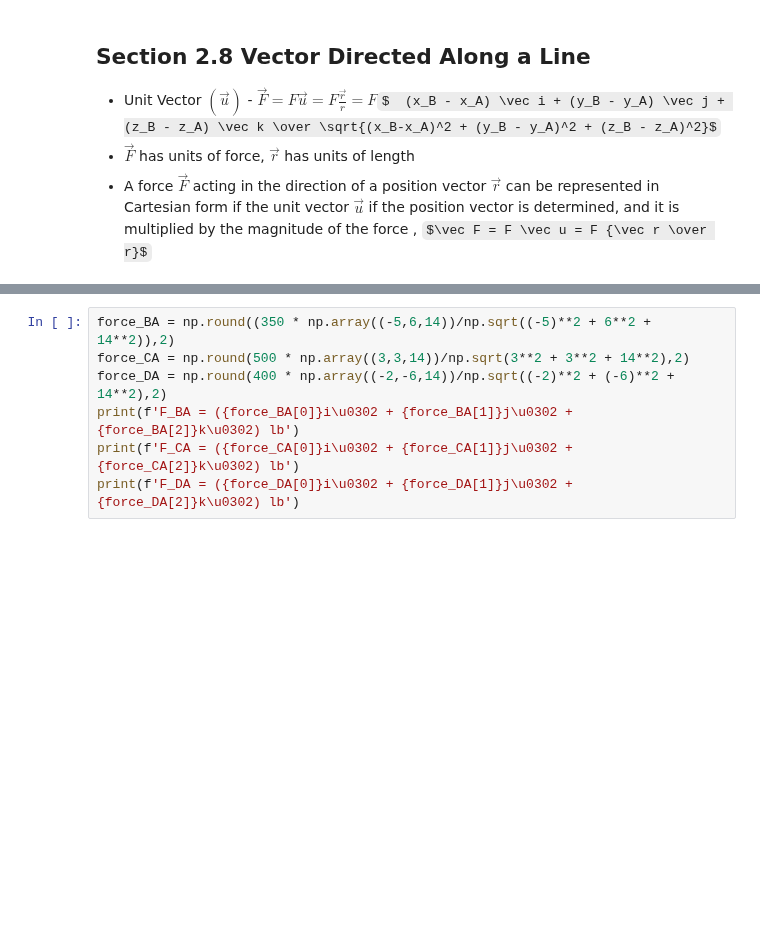
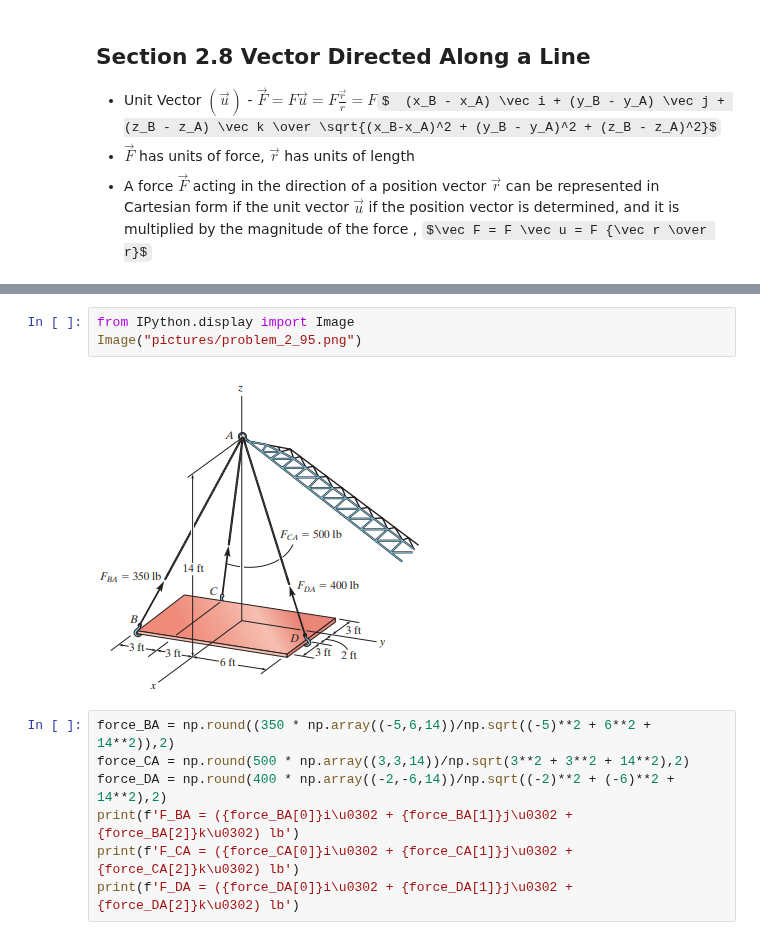
Before and after one commit to michaelhotchkiss/Statics, a Jupyter notebook: Chapter 2 - Force Vectors.ipynb, the cells around one changed output, grey strips where cells are left out. Saved outputs shown, nothing was run; the diff lists cells and outputs as text; some formulas as TeX source; blank space fills up the shorter version.

```diff
--- a/Chapter 2 - Force Vectors.ipynb
+++ b/Chapter 2 - Force Vectors.ipynb
@@ -199,3 +208,8 @@ vector.
+# %%
+from IPython.display import Image
+Image("pictures/problem_2_95.png")
+# %% [output]
+[figure, added]
 # %%
 force_BA = np.round((350 * np.array((-5,6,14))/np.sqrt((-5)**2 + 6**2 + 14**2)),2)
 force_CA = np.round(500 * np.array((3,3,14))/np.sqrt(3**2 + 3**2 + 14**2),2)
```
Also changed, not shown: parts of 10 cells of this notebook, 9 other files.
